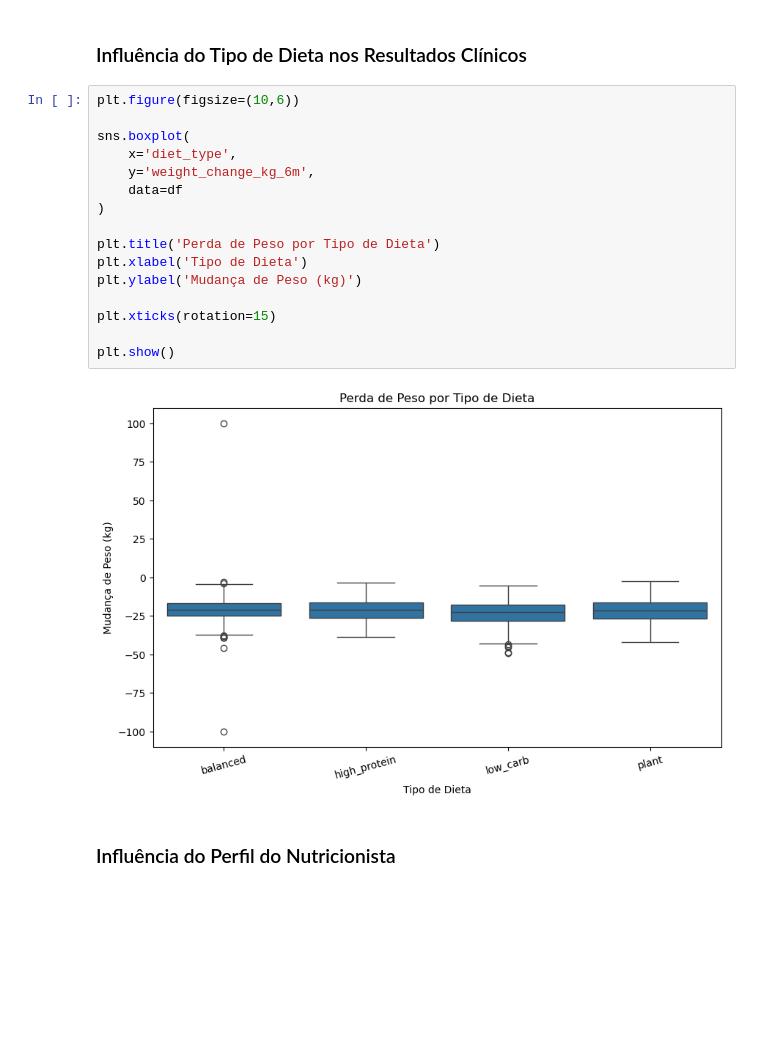
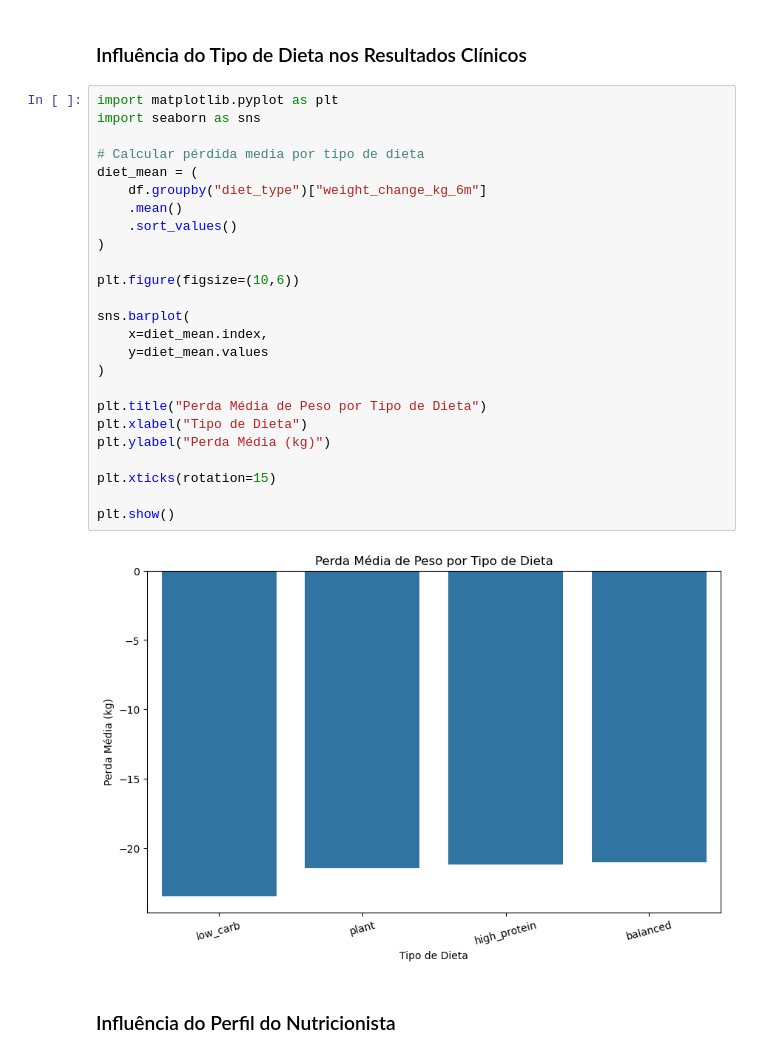
Before and after one commit to leobermudez10/projeto-nutricao-data-science, a Jupyter notebook: notebook/PROYECTO ELEMENTOS IA.ipynb, the cells around one changed output. Cells and saved outputs as stored; diff of their text form; blank space fills up the shorter version.

```diff
--- a/notebook/PROYECTO ELEMENTOS IA.ipynb
+++ b/notebook/PROYECTO ELEMENTOS IA.ipynb
@@ -487,23 +495,32 @@ plt.show()
 # %% [markdown]
 ### Influência do Tipo de Dieta nos Resultados Clínicos
 # %%
+import matplotlib.pyplot as plt
+import seaborn as sns
+
+# Calcular pérdida media por tipo de dieta
+diet_mean = (
+    df.groupby("diet_type")["weight_change_kg_6m"]
+    .mean()
+    .sort_values()
+)
+
 plt.figure(figsize=(10,6))
 
-sns.boxplot(
-    x='diet_type',
-    y='weight_change_kg_6m',
-    data=df
+sns.barplot(
+    x=diet_mean.index,
+    y=diet_mean.values
 )
 
-plt.title('Perda de Peso por Tipo de Dieta')
-plt.xlabel('Tipo de Dieta')
-plt.ylabel('Mudança de Peso (kg)')
+plt.title("Perda Média de Peso por Tipo de Dieta")
+plt.xlabel("Tipo de Dieta")
+plt.ylabel("Perda Média (kg)")
 
 plt.xticks(rotation=15)
 
 plt.show()
 # %% [output]
-[figure, old version]
+[figure, new version]
 # %% [markdown]
 ### Influência do Perfil do Nutricionista
 # %%
```
Also changed, not shown: parts of 5 cells of this notebook.
